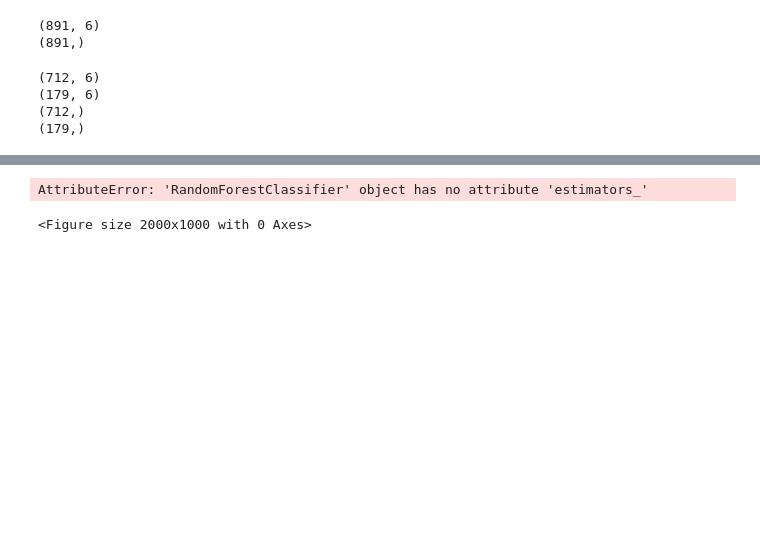
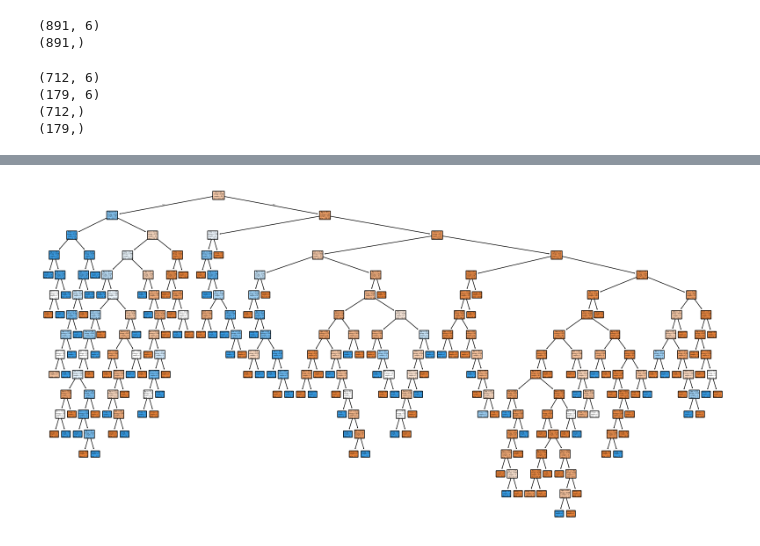
Before and after one commit to meet27153-source/Python2, a Jupyter notebook: ch5.ipynb, the cells around one changed output, grey strips where cells are left out. Drawn from its saved outputs; the diff is of its cells as text; code cells hidden in the pictures; blank space fills up the shorter version.

```diff
--- a/ch5.ipynb
+++ b/ch5.ipynb
@@ -1000,10 +1005,9 @@ ValueError: Found input variables with inconsistent numbers of samples: [179, 15
 # %%
 import matplotlib.pyplot as plt
 from sklearn.tree import plot_tree
 plt.figure(figsize=(20,10))
 tree=classifier.estimators_[0]
-plot_tree(tree,feature_name=x.columns,filled=True,rounded=True)
+plot_tree(tree,feature_names=x.columns,filled=True,rounded=True)
 plt.show()
 # %% [output]
-AttributeError: 'RandomForestClassifier' object has no attribute 'estimators_'
-<Figure size 2000x1000 with 0 Axes>
+[figure, added]
```
Also changed, not shown: parts of 22 cells of this notebook.
